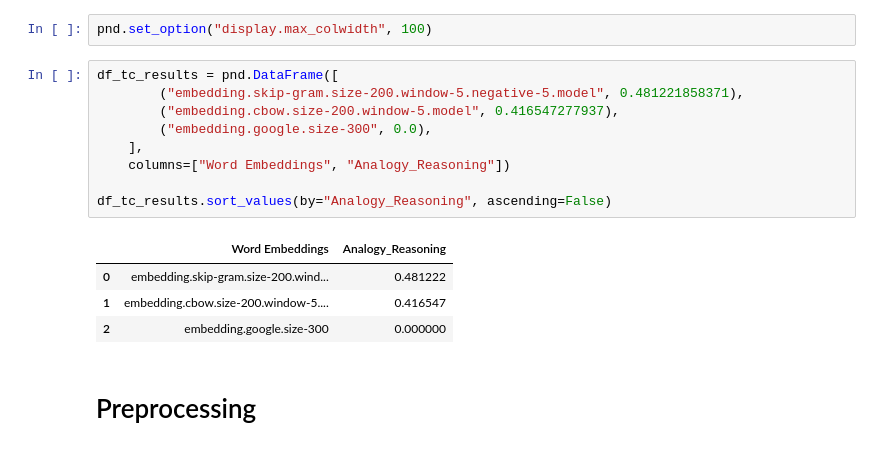
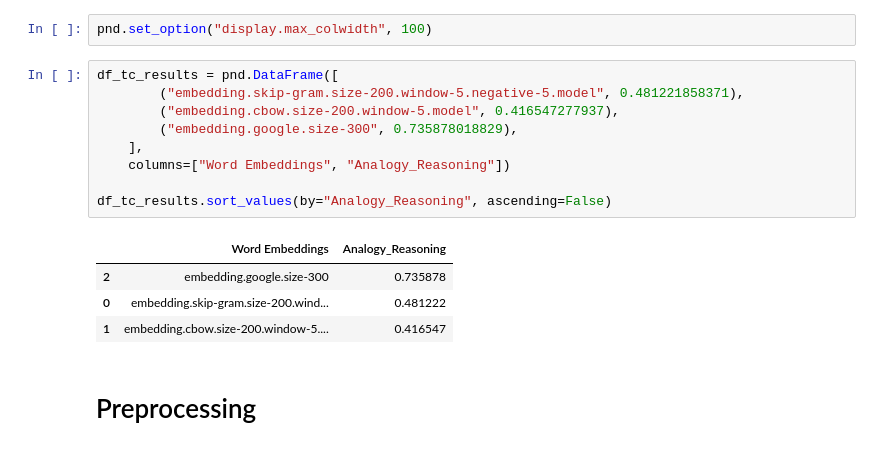
Before and after one commit to knub/master-thesis, a Jupyter notebook: notebooks/Topics.ipynb, the cells around one changed output. Saved outputs shown, nothing was run; the diff lists cells and outputs as text.

```diff
--- a/notebooks/Topics.ipynb
+++ b/notebooks/Topics.ipynb
@@ -62,17 +86,17 @@ pnd.set_option("display.max_colwidth", 100)
 # %%
 df_tc_results = pnd.DataFrame([
         ("embedding.skip-gram.size-200.window-5.negative-5.model", 0.481221858371),
         ("embedding.cbow.size-200.window-5.model", 0.416547277937),
-        ("embedding.google.size-300", 0.0),
+        ("embedding.google.size-300", 0.735878018829),
     ],
     columns=["Word Embeddings", "Analogy_Reasoning"])
 
 df_tc_results.sort_values(by="Analogy_Reasoning", ascending=False)
 # %% [output]
 |  | Word Embeddings | Analogy_Reasoning |
+| 2 | embedding.google.size-300 | 0.735878 |
 | 0 | embedding.skip-gram.size-200.wind... | 0.481222 |
 | 1 | embedding.cbow.size-200.window-5.... | 0.416547 |
-| 2 | embedding.google.size-300 | 0.000000 |
 # %% [markdown]
 # Preprocessing
 # %% [markdown]
```
Also changed, not shown: parts of 16 cells of this notebook, 1 other file.
